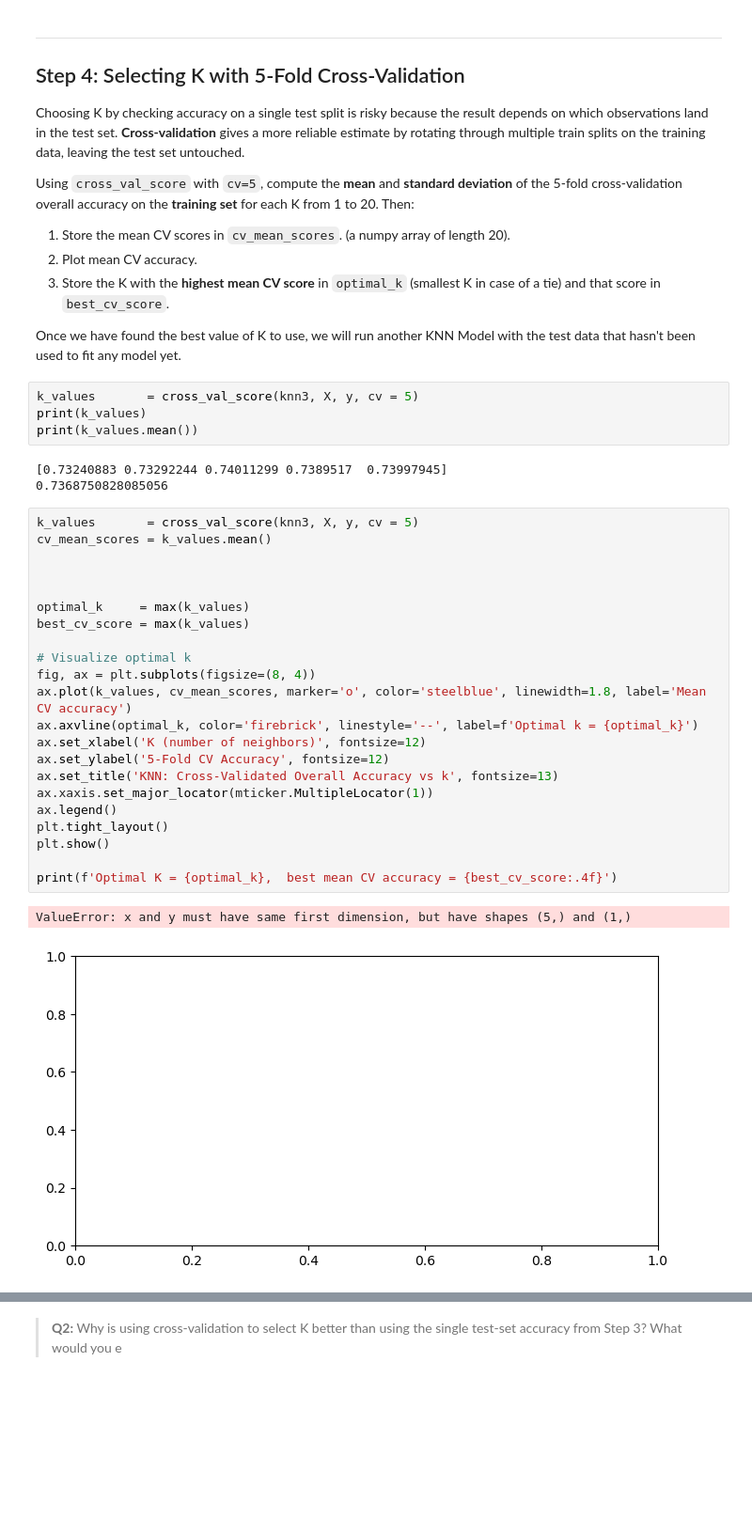
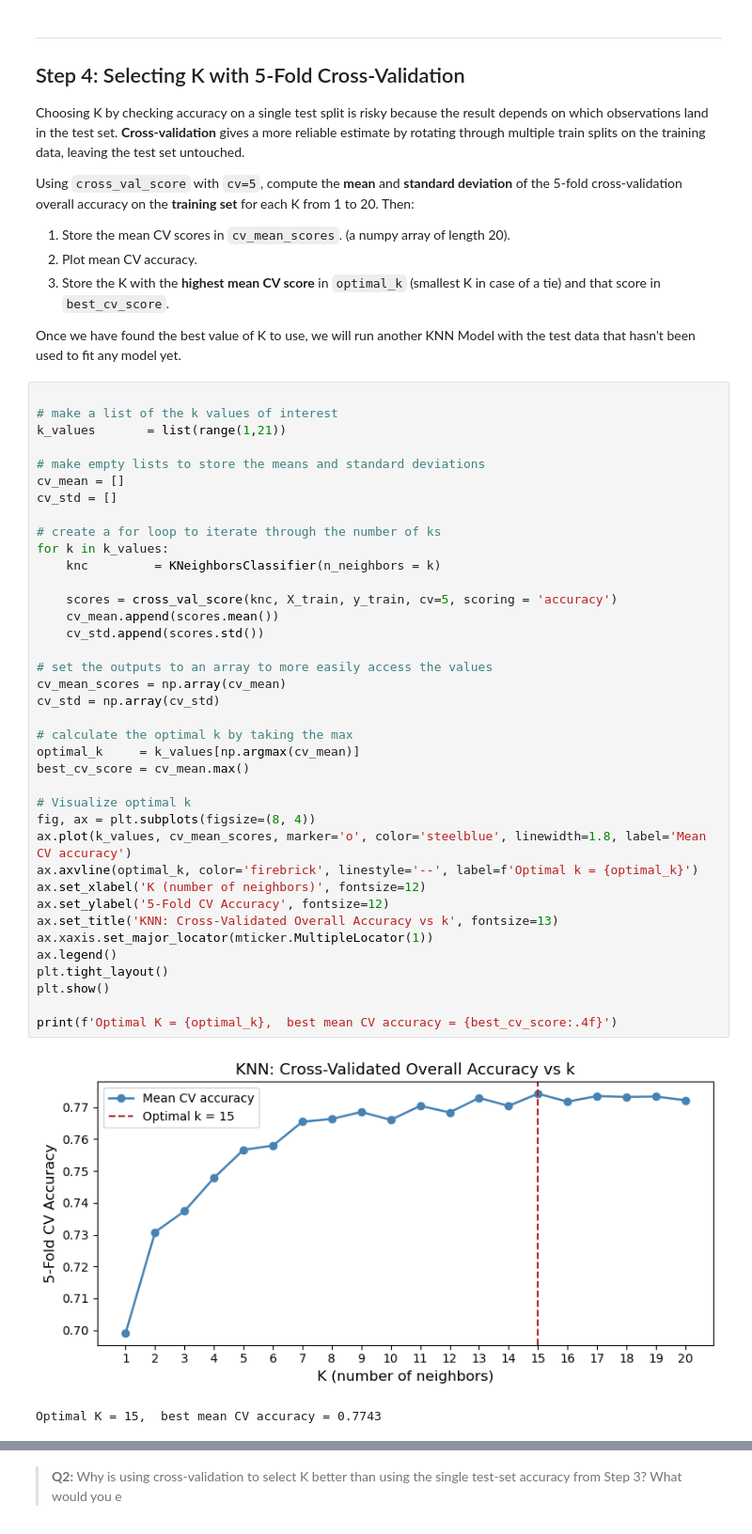
Before and after one commit to sofiiir/eds232-assignment2, a Jupyter notebook: hw2-task2.ipynb, the cells around one changed output, grey strips where cells are left out. Shown at 94% size. Drawn from its saved outputs; the diff is of its cells as text; blank space fills up the shorter version.

```diff
--- a/hw2-task2.ipynb
+++ b/hw2-task2.ipynb
@@ -198,38 +198,47 @@ Using `cross_val_score` with `cv=5`, compute the **mean** and **standard deviati
 3. Store the K with the **highest mean CV score** in `optimal_k` (smallest K in case of a tie) and that score in `best_cv_score`.
 
 Once we have found the best value of K to use, we will run another KNN Model with the test data that hasn't been used to fit any model yet.
-# %%
-k_values       = cross_val_score(knn3, X, y, cv = 5)
-print(k_values)
-print(k_values.mean())
-# %% [output]
-[0.73240883 0.73292244 0.74011299 0.7389517  0.73997945]
-0.7368750828085056
 # %%
-k_values       = cross_val_score(knn3, X, y, cv = 5)
-cv_mean_scores = k_values.mean()
 
+# make a list of the k values of interest
+k_values       = list(range(1,21))
 
+# make empty lists to store the means and standard deviations
+cv_mean = []
+cv_std = []
 
-optimal_k     = max(k_values)
-best_cv_score = max(k_values)
+# create a for loop to iterate through the number of ks
+for k in k_values:
+    knc         = KNeighborsClassifier(n_neighbors = k)
+
+    scores = cross_val_score(knc, X_train, y_train, cv=5, scoring = 'accuracy')
+    cv_mean.append(scores.mean())
+    cv_std.append(scores.std())
+
+# set the outputs to an array to more easily access the values
+cv_mean_scores = np.array(cv_mean)
+cv_std = np.array(cv_std)
+
+# calculate the optimal k by taking the max
+optimal_k     = k_values[np.argmax(cv_mean)]
+best_cv_score = cv_mean.max()
 
 # Visualize optimal k
 fig, ax = plt.subplots(figsize=(8, 4))
 ax.plot(k_values, cv_mean_scores, marker='o', color='steelblue', linewidth=1.8, label='Mean CV accuracy')
 ax.axvline(optimal_k, color='firebrick', linestyle='--', label=f'Optimal k = {optimal_k}')
 ax.set_xlabel('K (number of neighbors)', fontsize=12)
 ax.set_ylabel('5-Fold CV Accuracy', fontsize=12)
 ax.set_title('KNN: Cross-Validated Overall Accuracy vs k', fontsize=13)
 ax.xaxis.set_major_locator(mticker.MultipleLocator(1))
 ax.legend()
 plt.tight_layout()
 plt.show()
 
 print(f'Optimal K = {optimal_k},  best mean CV accuracy = {best_cv_score:.4f}')
 # %% [output]
+[figure, new version]
-ValueError: x and y must have same first dimension, but have shapes (5,) and (1,)
+Optimal K = 15,  best mean CV accuracy = 0.7743
-[figure, old version]
 # %%
 grader.check("q5")
 # %% [output]
```
Also changed, not shown: parts of 3 cells of this notebook.
